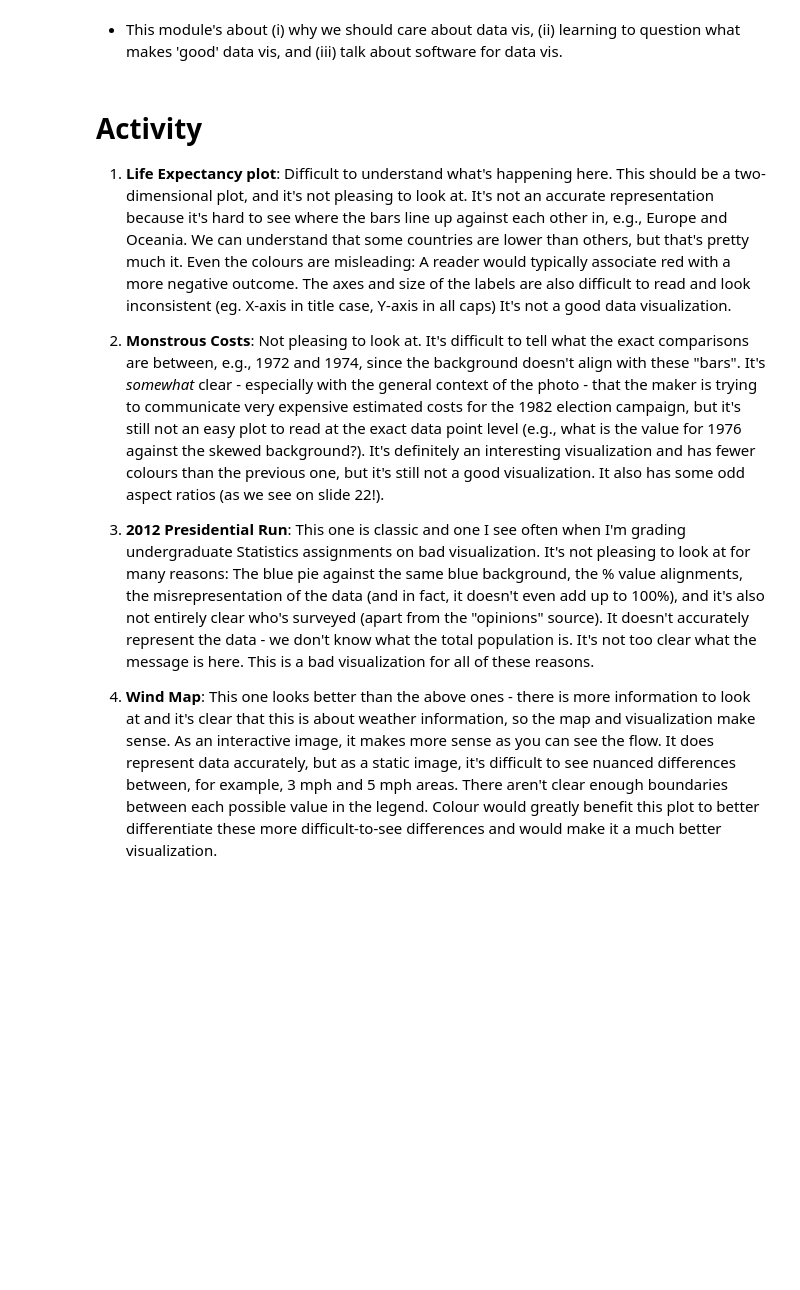
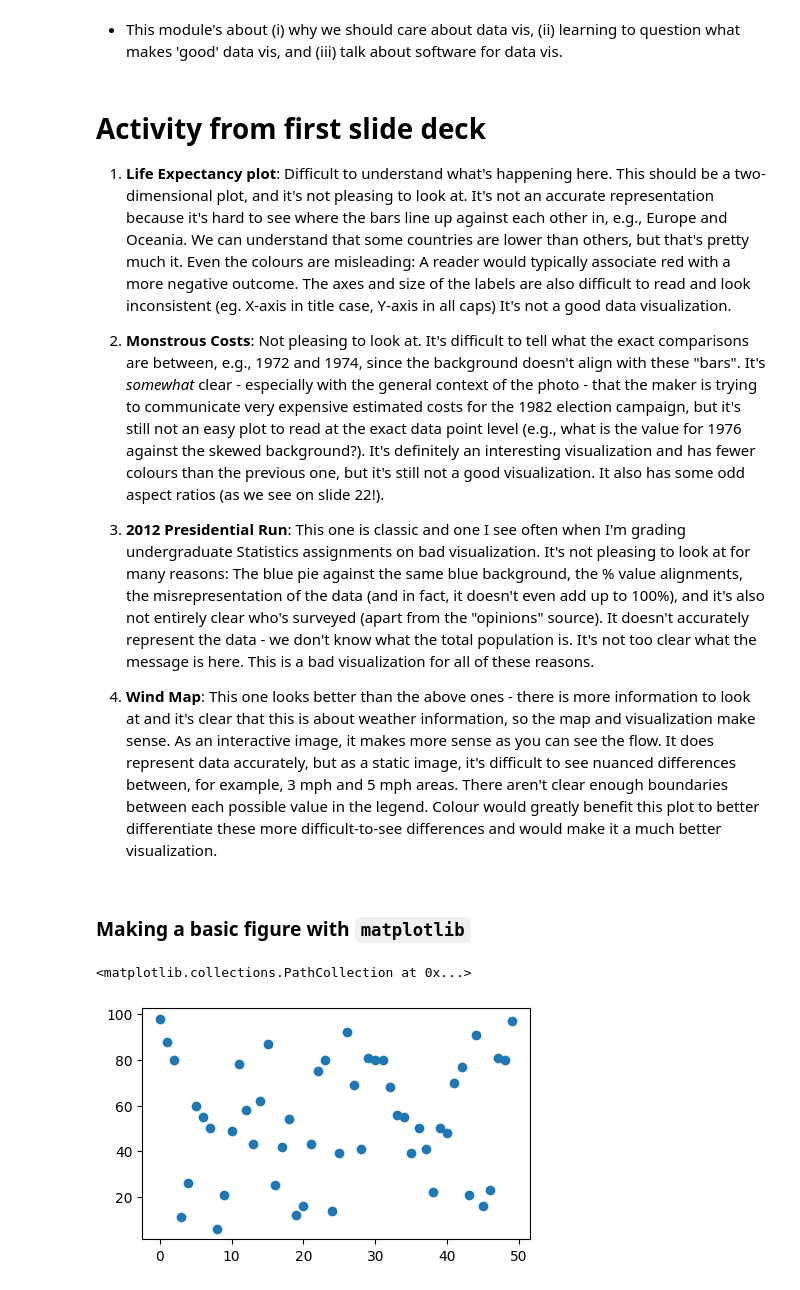
Before and after one commit to tianas/visualization, a Jupyter notebook: 02_activities/assignments/participation/session_1.ipynb, the cells around one changed output. Drawn from its saved outputs; the diff is of its cells as text; code cells hidden in the pictures; blank space fills up the shorter version.

```diff
--- a/02_activities/assignments/participation/session_1.ipynb
+++ b/02_activities/assignments/participation/session_1.ipynb
@@ -1,7 +1,7 @@
 # %% [markdown]
 * This module's about (i) why we should care about data vis, (ii) learning to question what makes 'good' data vis, and (iii) talk about software for data vis.
 # %% [markdown]
-# Activity
+# Activity from first slide deck
 
 1. **Life Expectancy plot**: Difficult to understand what's happening here. This should be a two-dimensional plot, and it's not pleasing to look at. It's not an accurate representation because it's hard to see where the bars line up against each other in, e.g., Europe and Oceania. We can understand that some countries are lower than others, but that's pretty much it. Even the colours are misleading: A reader would typically associate red with a more negative outcome. The axes and size of the labels are also difficult to read and look inconsistent (eg. X-axis in title case, Y-axis in all caps) It's not a good data visualization.
 
@@ -10,3 +10,5 @@
 3. **2012 Presidential Run**: This one is classic and one I see often when I'm grading undergraduate Statistics assignments on bad visualization. It's not pleasing to look at for many reasons: The blue pie against the same blue background, the % value alignments, the misrepresentation of the data (and in fact, it doesn't even add up to 100%), and it's also not entirely clear who's surveyed (apart from the "opinions" source). It doesn't accurately represent the data - we don't know what the total population is. It's not too clear what the message is here. This is a bad visualization for all of these reasons.
 
 4. **Wind Map**: This one looks better than the above ones - there is more information to look at and it's clear that this is about weather information, so the map and visualization make sense. As an interactive image, it makes more sense as you can see the flow. It does represent data accurately, but as a static image, it's difficult to see nuanced differences between, for example, 3 mph and 5 mph areas. There aren't clear enough boundaries between each possible value in the legend. Colour would greatly benefit this plot to better differentiate these more difficult-to-see differences and would make it a much better visualization.
+# %% [markdown]
+### Making a basic figure with `matplotlib`
@@ -12,0 +23,12 @@
+# %%
+# Create sample data
+np.random.seed(613)
+x = np.arange(50)
+y = np.random.randint(0, 100,50)
+
+# Make basic scatterplot
+fig, ax = plt.subplots(figsize=(5, 3))
+ax.scatter(x,y)
+# %% [output]
+<matplotlib.collections.PathCollection at 0x...>
+[figure, added]
```
Also changed, not shown: parts of 11 cells of this notebook.
